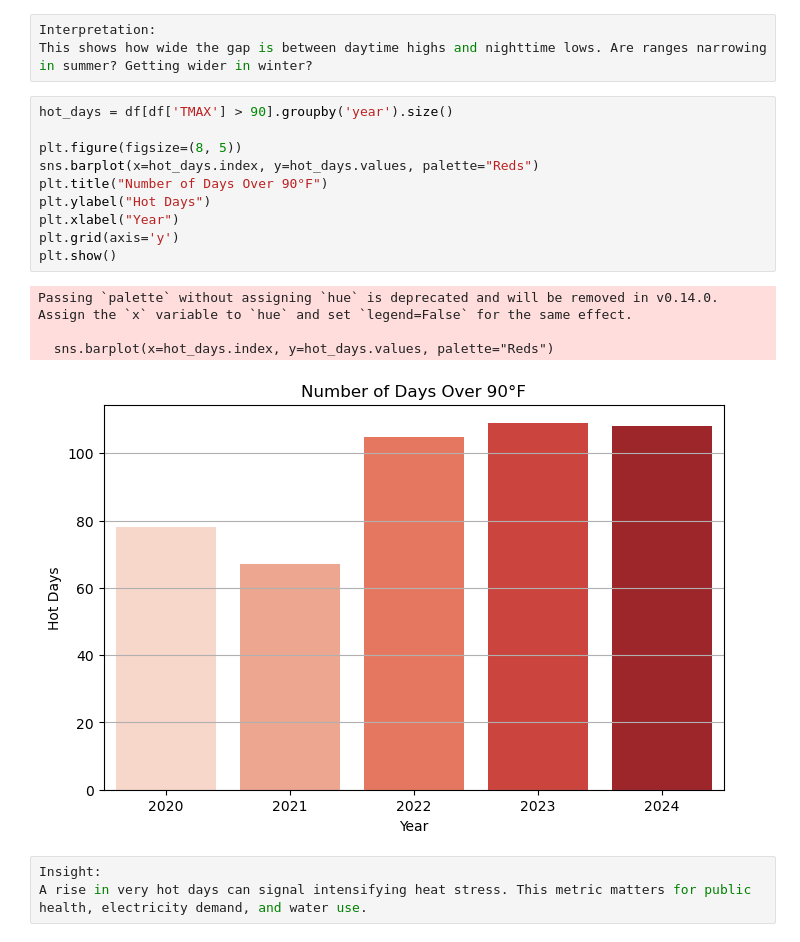
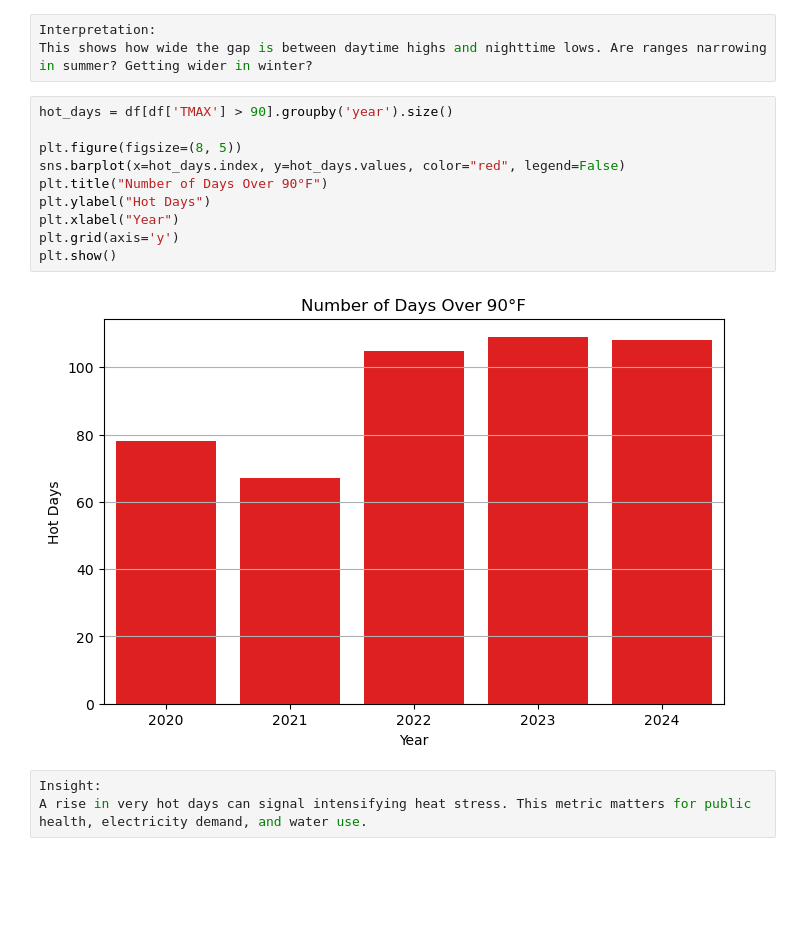
Before and after one commit to Reev132/richardson-weather-analysis, a Jupyter notebook: notebooks/3_Insights_Report.ipynb, the cells around one changed output. Saved outputs shown, nothing was run; the diff lists cells and outputs as text; blank space fills up the shorter version.

```diff
--- a/notebooks/3_Insights_Report.ipynb
+++ b/notebooks/3_Insights_Report.ipynb
@@ -74,18 +71,15 @@ This shows how wide the gap is between daytime highs and nighttime lows. Are ran
 # %%
 hot_days = df[df['TMAX'] > 90].groupby('year').size()
 
 plt.figure(figsize=(8, 5))
-sns.barplot(x=hot_days.index, y=hot_days.values, palette="Reds")
+sns.barplot(x=hot_days.index, y=hot_days.values, color="red", legend=False)
 plt.title("Number of Days Over 90°F")
 plt.ylabel("Hot Days")
 plt.xlabel("Year")
 plt.grid(axis='y')
 plt.show()
 # %% [output]
-Passing `palette` without assigning `hue` is deprecated and will be removed in v0.14.0. Assign the `x` variable to `hue` and set `legend=False` for the same effect.
-
-  sns.barplot(x=hot_days.index, y=hot_days.values, palette="Reds")
-[figure, old version]
+[figure, new version]
 # %%
 Insight:
 A rise in very hot days can signal intensifying heat stress. This metric matters for public health, electricity demand, and water use.
```
Also changed, not shown: parts of 1 cell of this notebook.
